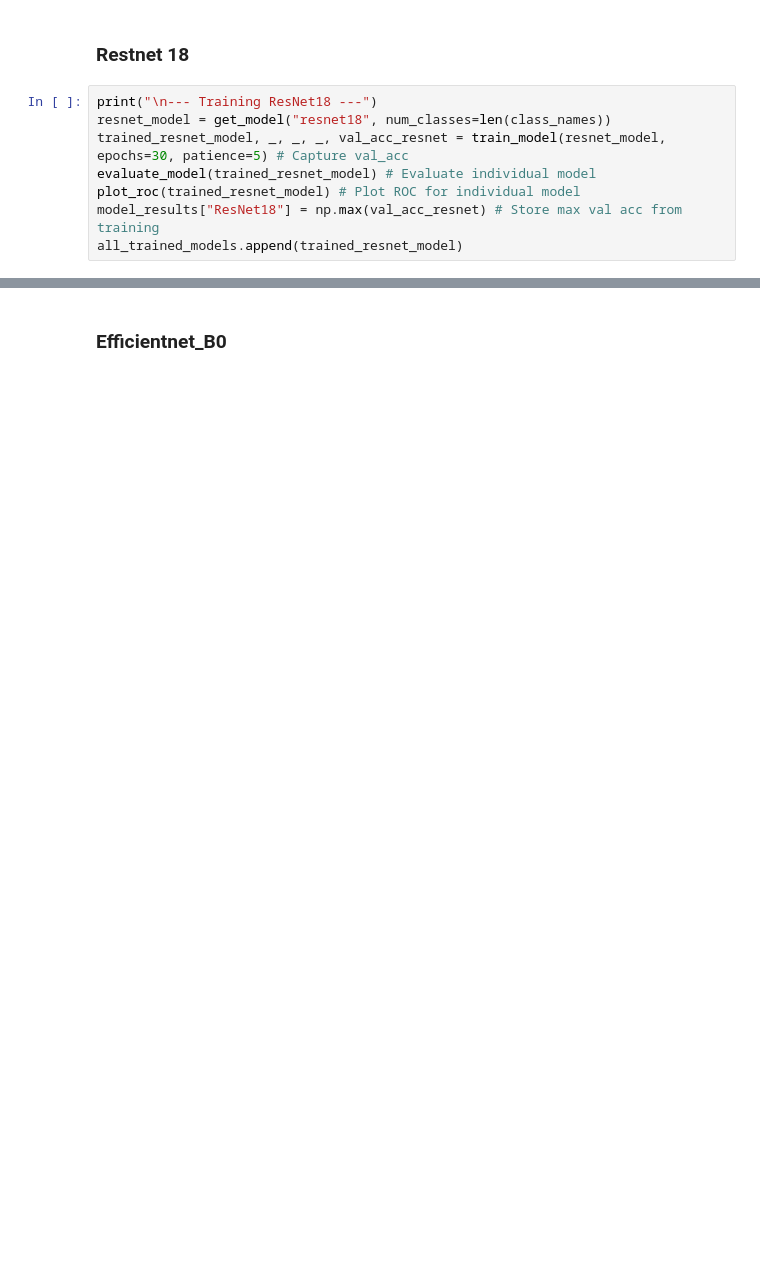
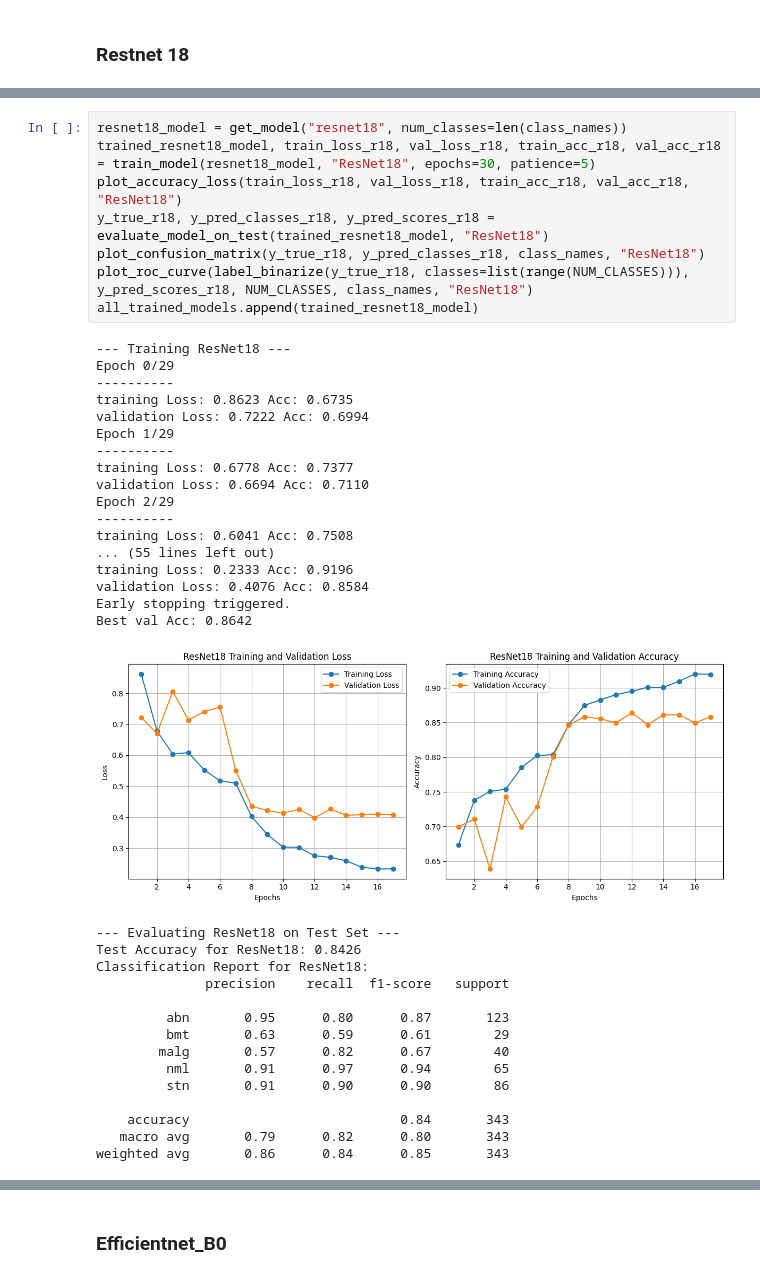
Before and after one commit to Slightsmile/Gallblader-Cancer-Detection-DL, a Jupyter notebook: Gallblader_Cancer.ipynb, the cells around one changed output, grey strips where cells are left out. Drawn from its saved outputs; the diff is of its cells as text; blank space fills up the shorter version.

```diff
--- a/Gallblader_Cancer.ipynb
+++ b/Gallblader_Cancer.ipynb
@@ -277,10 +383,2 @@ all_trained_models = [] # List to store trained models for ensembling
 # %% [markdown]
 ### Restnet 18
-# %%
-print("\n--- Training ResNet18 ---")
-resnet_model = get_model("resnet18", num_classes=len(class_names))
-trained_resnet_model, _, _, _, val_acc_resnet = train_model(resnet_model, epochs=30, patience=5) # Capture val_acc
-evaluate_model(trained_resnet_model) # Evaluate individual model
-plot_roc(trained_resnet_model) # Plot ROC for individual model
-model_results["ResNet18"] = np.max(val_acc_resnet) # Store max val acc from training
-all_trained_models.append(trained_resnet_model)
@@ -308,0 +385,41 @@ weighted avg       0.86      0.86      0.86       689
+# %%
+resnet18_model = get_model("resnet18", num_classes=len(class_names))
+trained_resnet18_model, train_loss_r18, val_loss_r18, train_acc_r18, val_acc_r18 = train_model(resnet18_model, "ResNet18", epochs=30, patience=5)
+plot_accuracy_loss(train_loss_r18, val_loss_r18, train_acc_r18, val_acc_r18, "ResNet18")
+y_true_r18, y_pred_classes_r18, y_pred_scores_r18 = evaluate_model_on_test(trained_resnet18_model, "ResNet18")
+plot_confusion_matrix(y_true_r18, y_pred_classes_r18, class_names, "ResNet18")
+plot_roc_curve(label_binarize(y_true_r18, classes=list(range(NUM_CLASSES))), y_pred_scores_r18, NUM_CLASSES, class_names, "ResNet18")
+all_trained_models.append(trained_resnet18_model)
+# %% [output]
+--- Training ResNet18 ---
+Epoch 0/29
+----------
+training Loss: 0.8623 Acc: 0.6735
+validation Loss: 0.7222 Acc: 0.6994
+Epoch 1/29
+----------
+training Loss: 0.6778 Acc: 0.7377
+validation Loss: 0.6694 Acc: 0.7110
+Epoch 2/29
+----------
+training Loss: 0.6041 Acc: 0.7508
+... (55 lines left out)
+training Loss: 0.2333 Acc: 0.9196
+validation Loss: 0.4076 Acc: 0.8584
+Early stopping triggered.
+Best val Acc: 0.8642
+[figure, added]
+--- Evaluating ResNet18 on Test Set ---
+Test Accuracy for ResNet18: 0.8426
+Classification Report for ResNet18:
+              precision    recall  f1-score   support
+
+         abn       0.95      0.80      0.87       123
+         bmt       0.63      0.59      0.61        29
+        malg       0.57      0.82      0.67        40
+         nml       0.91      0.97      0.94        65
+         stn       0.91      0.90      0.90        86
+
+    accuracy                           0.84       343
+   macro avg       0.79      0.82      0.80       343
+weighted avg       0.86      0.84      0.85       343
```
Also changed, not shown: parts of 59 cells of this notebook.
